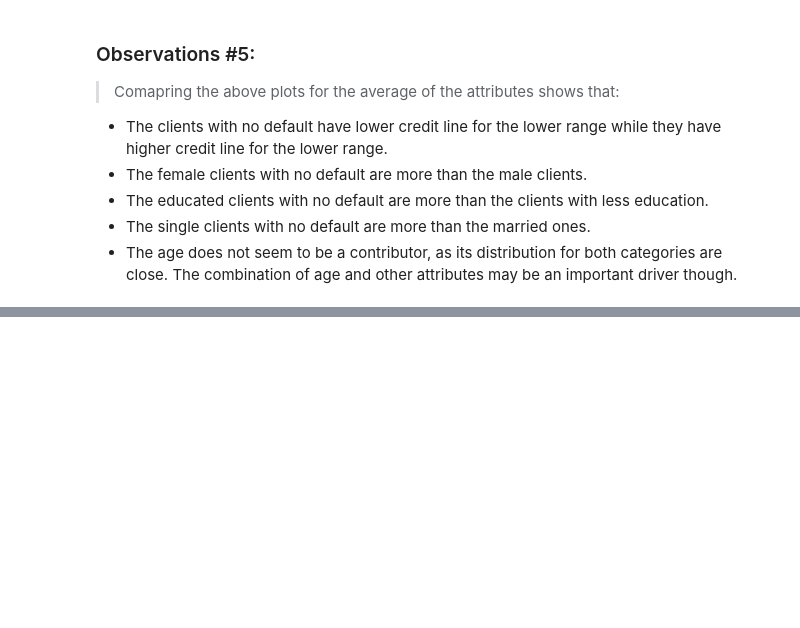
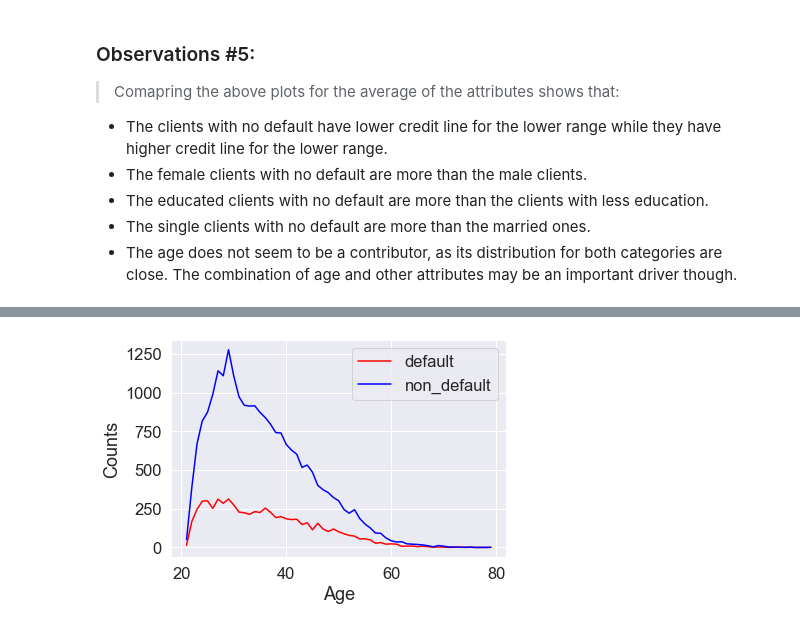
Before and after one commit to helnazsoltani/default-of-credit-card-clients, a Jupyter notebook: default-of-credit-card-clients.ipynb, the cells around one changed output, grey strips where cells are left out. Saved outputs shown, nothing was run; the diff lists cells and outputs as text; code cells hidden in the pictures; blank space fills up the shorter version.

```diff
--- a/default-of-credit-card-clients.ipynb
+++ b/default-of-credit-card-clients.ipynb
@@ -590,0 +886,19 @@ del temp_col_default
+# %%
+x_age = np.arange(df['age'].min(), df['age'].max() + 1)
+
+default_age = []
+non_default_age = []
+
+for i in x_age:
+    age_def = df[df['age'] == i]['next_default_payment'].sum()
+    age_non_def = df[df['age'] == i].shape[0] - age_def
+    default_age.append(age_def)
+    non_default_age.append(age_non_def)
+
+plt.plot(x_age, default_age, color ='red');
+plt.plot(x_age, non_default_age, color = 'blue');
+plt.legend(['default', 'non_default']);
+plt.xlabel('Age')
+plt.ylabel('Counts');
+# %% [output]
+[figure, added]
```
Also changed, not shown: parts of 54 cells of this notebook.
